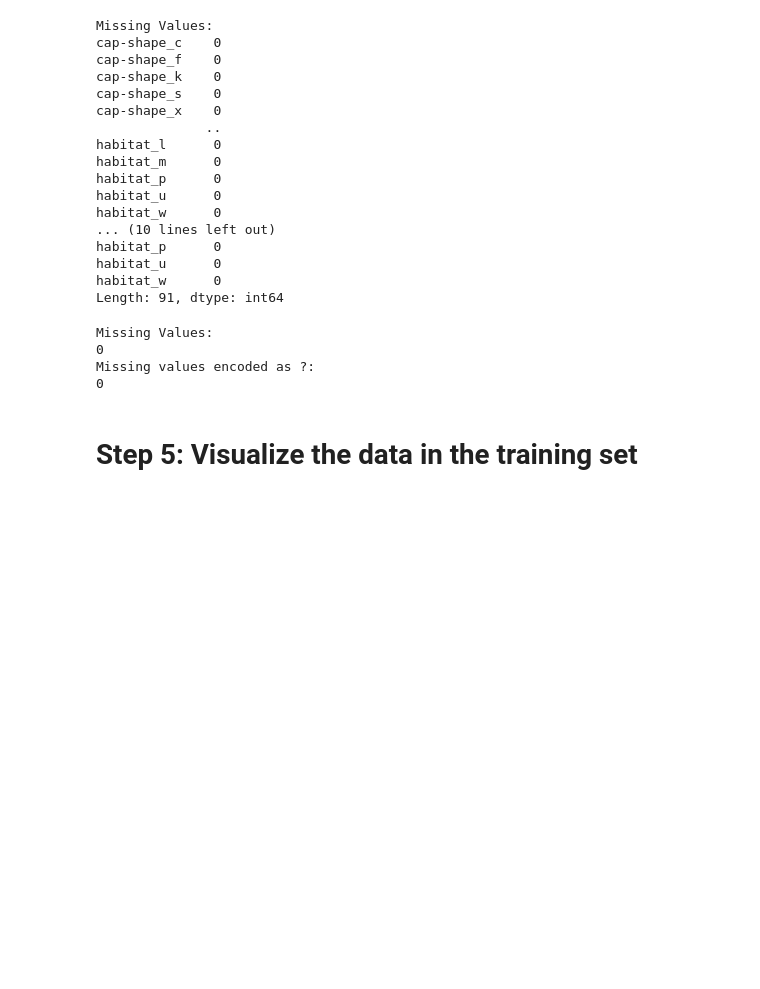
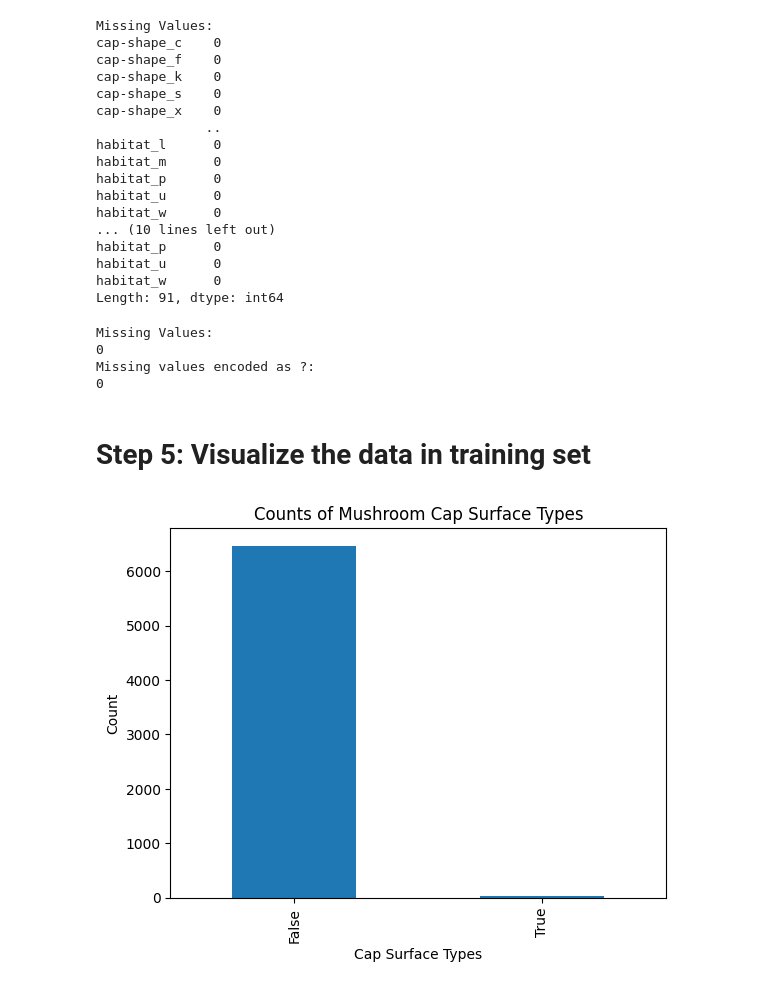
Before and after one commit to atoothman/data71200, a Jupyter notebook: DATA_71200_Project_1_Mushroom_Classification_Toothman.ipynb, the cells around one changed output. Cells and saved outputs as stored; diff of their text form; code cells hidden in the pictures; blank space fills up the shorter version.

```diff
--- a/DATA_71200_Project_1_Mushroom_Classification_Toothman.ipynb
+++ b/DATA_71200_Project_1_Mushroom_Classification_Toothman.ipynb
@@ -326,4 +327,16 @@ Missing Values:
 Missing values encoded as ?:
 0
 # %% [markdown]
-# Step 5: Visualize the data in the training set
+# Step 5: Visualize the data in training set
+# %%
+%matplotlib inline
+import matplotlib.pyplot as plt
+
+X_train['cap-color_c'].value_counts().plot(kind='bar')
+
+plt.title('Counts of Mushroom Cap Surface Types')
+plt.xlabel('Cap Surface Types')
+plt.ylabel('Count')
+plt.show()
+# %% [output]
+[figure, added]
```
Also changed, not shown: parts of 2 cells of this notebook.
